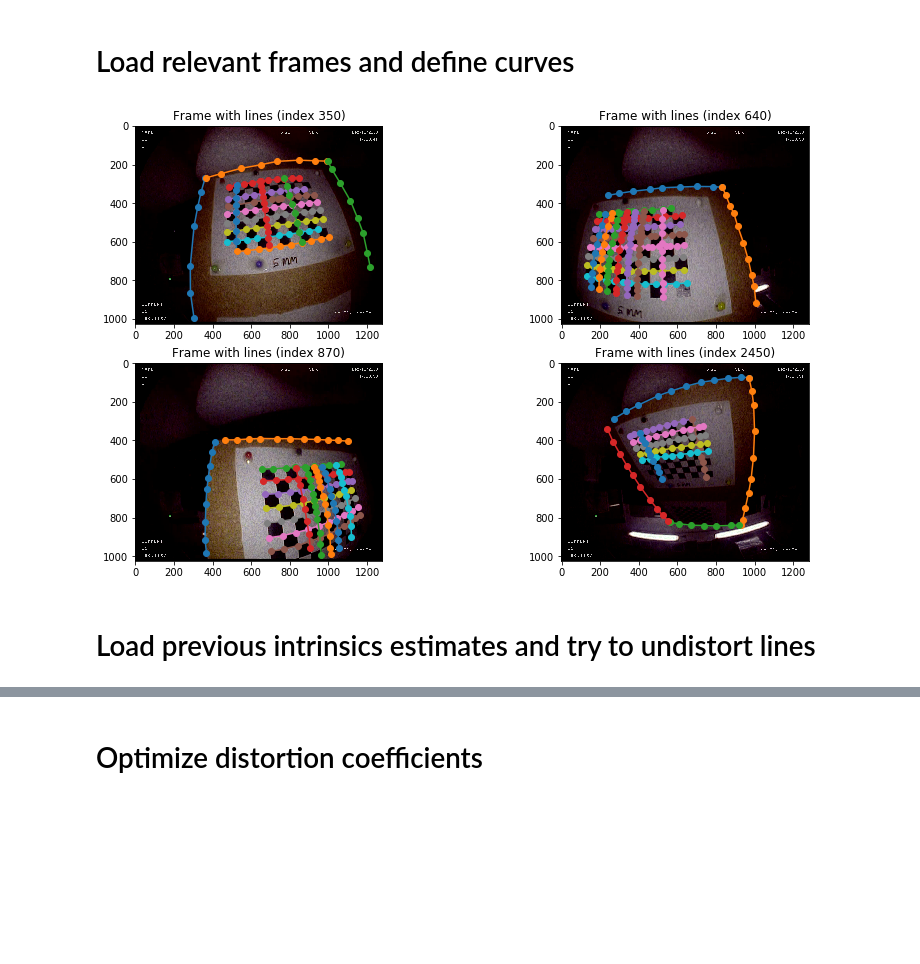
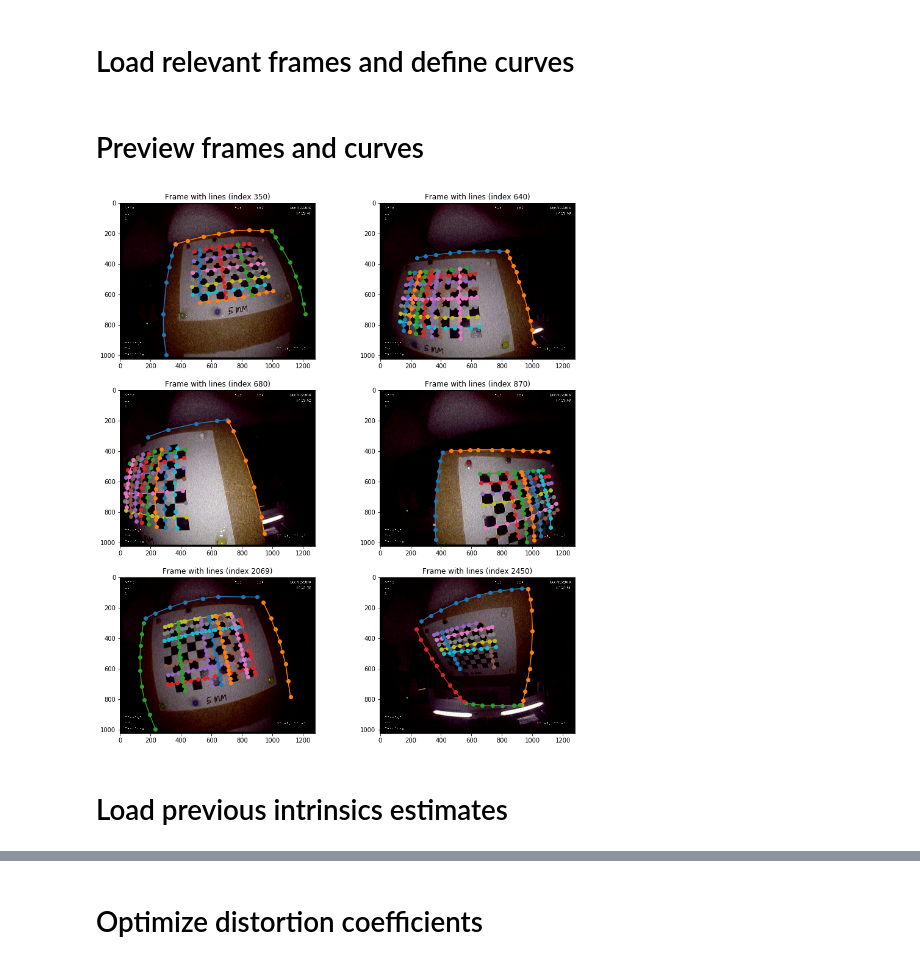
Before and after one commit to TimboKZ/srv-dataset-tools, a Jupyter notebook: endoscope-calibration/intrinsics_refining.ipynb, the cells around one changed output, grey strips where cells are left out. Saved outputs shown, nothing was run; the diff lists cells and outputs as text; code cells hidden in the pictures; blank space fills up the shorter version.

```diff
--- a/endoscope-calibration/intrinsics_refining.ipynb
+++ b/endoscope-calibration/intrinsics_refining.ipynb
@@ -192,25 +229,30 @@ all_lines = [
          [361, 390, 414, 447, 473, 509, 537, 564, 600]],
     ]
 ]
+# %% [markdown]
+# Preview frames and curves
 # %%
 cap = cv.VideoCapture(path.join(data_dir, video_name))
 frames = util.pick_frames(cap, frames_to_load, convert_to_rgb=True)
 frame_count = len(frames)
 
 curr_i = 0
 h, w = frames[0].shape[:2]
 nrows = int(np.ceil(frame_count / 2))
-fig, axes = plt.subplots(nrows=nrows, ncols=2, figsize=(14, 8))
+fig, axes = plt.subplots(nrows=nrows, ncols=2, figsize=(14, 16))
 for frame_i, frame, lines in zip(frames_to_load, frames, all_lines):
     ax = axes[curr_i // 2, curr_i % 2]
     ax.set_title('Frame with lines (index {})'.format(frame_i))
     ax.imshow(frame)
     for line in lines:
         line = np.array(line)
         ax.plot(line[0, :], line[1, :], '-o')
 
     curr_i += 1
+
+if curr_i % 2 == 1:
+    fig.delaxes(axes[-1][-1])
 # %% [output]
-[figure, old version]
+[figure, new version]
 # %% [markdown]
-# Load previous intrinsics estimates and try to undistort lines
+# Load previous intrinsics estimates
```
Also changed, not shown: parts of 7 cells of this notebook, 1 other file.
